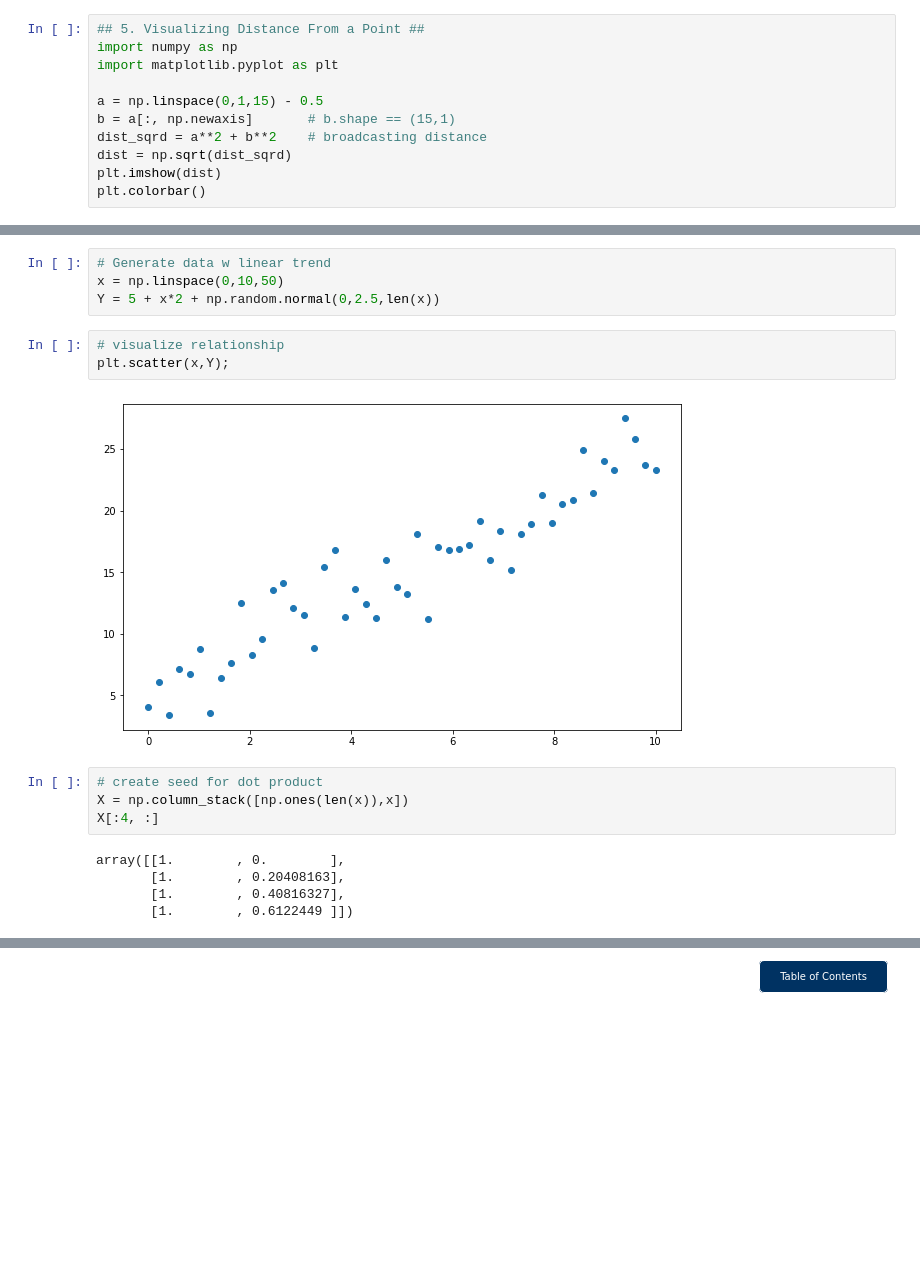
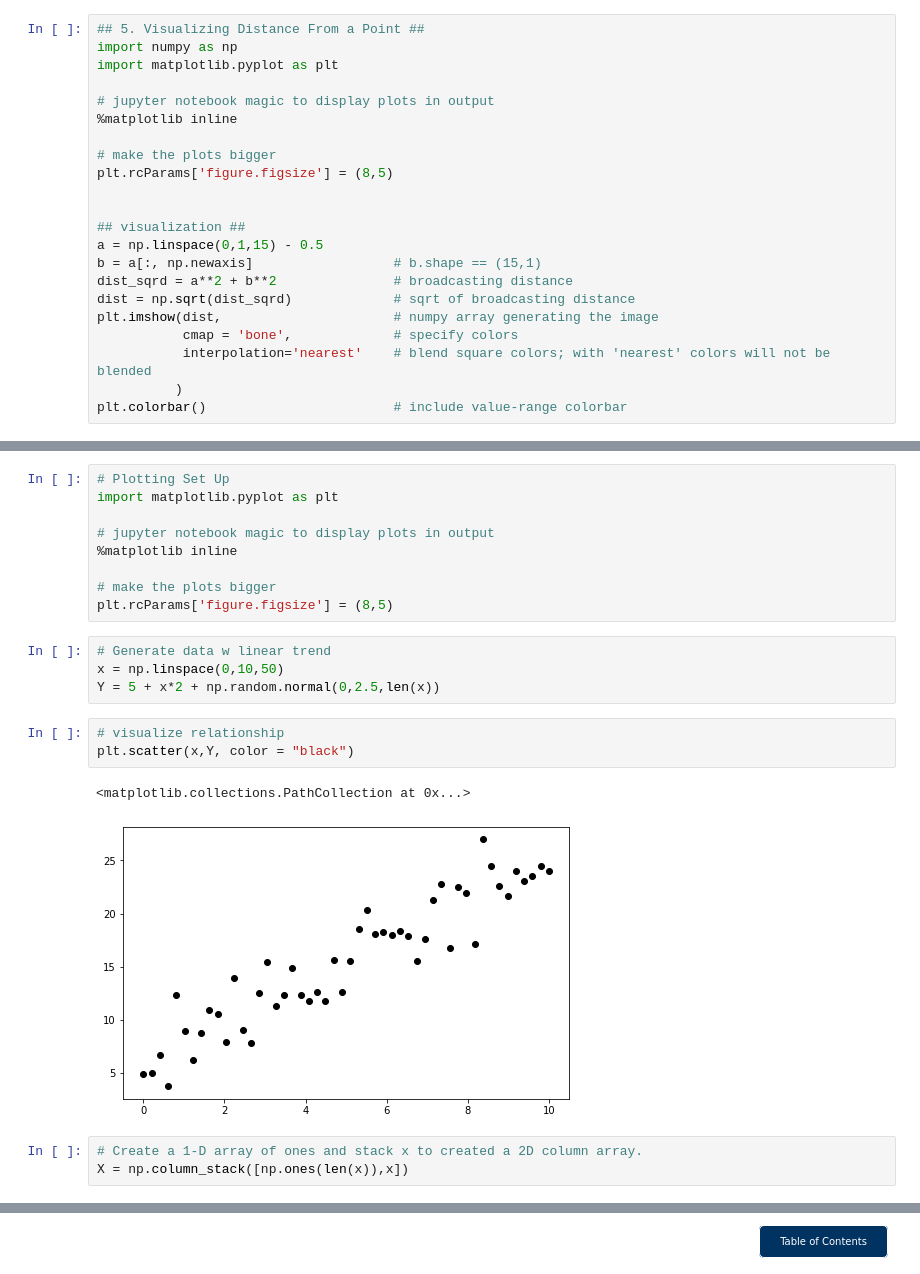
Before and after one commit to ehcastroh/intro_NUMPY, a Jupyter notebook: m110_Intro_numerical_analysis_using_numpy.ipynb, the cells around one changed output, grey strips where cells are left out. Saved outputs shown, nothing was run; the diff lists cells and outputs as text; blank space fills up the shorter version.

Commit message:
updated plots in main notebook

```diff
--- a/m110_Intro_numerical_analysis_using_numpy.ipynb
+++ b/m110_Intro_numerical_analysis_using_numpy.ipynb
@@ -1550,11 +1550,22 @@ print(x * 2)
 import numpy as np
 import matplotlib.pyplot as plt
 
+# jupyter notebook magic to display plots in output
+%matplotlib inline
+
+# make the plots bigger
+plt.rcParams['figure.figsize'] = (8,5)
+
+
+## visualization ##
 a = np.linspace(0,1,15) - 0.5
-b = a[:, np.newaxis]       # b.shape == (15,1)
-dist_sqrd = a**2 + b**2    # broadcasting distance
-dist = np.sqrt(dist_sqrd)
-plt.imshow(dist)
-plt.colorbar()
+b = a[:, np.newaxis]                  # b.shape == (15,1)
+dist_sqrd = a**2 + b**2               # broadcasting distance
+dist = np.sqrt(dist_sqrd)             # sqrt of broadcasting distance
+plt.imshow(dist,                      # numpy array generating the image
+           cmap = 'bone',             # specify colors
+           interpolation='nearest'    # blend square colors; with 'nearest' colors will not be blended
+          )
+plt.colorbar()                        # include value-range colorbar
 # %% [output]
 <matplotlib.colorbar.Colorbar at 0x...>
@@ -1589,18 +1596,22 @@ import matplotlib.pyplot as plt
+# %%
+# Plotting Set Up
+import matplotlib.pyplot as plt
+
+# jupyter notebook magic to display plots in output
+%matplotlib inline
+
+# make the plots bigger
+plt.rcParams['figure.figsize'] = (8,5)
 # %%
 # Generate data w linear trend
 x = np.linspace(0,10,50)
 Y = 5 + x*2 + np.random.normal(0,2.5,len(x))
 # %%
 # visualize relationship
-plt.scatter(x,Y);
+plt.scatter(x,Y, color = "black")
 # %% [output]
+<matplotlib.collections.PathCollection at 0x...>
-[figure, old version]
+[figure, new version]
-# %%
-# create seed for dot product
-X = np.column_stack([np.ones(len(x)),x])
-X[:4, :]
-# %% [output]
-array([[1.        , 0.        ],
-       [1.        , 0.20408163],
-       [1.        , 0.40816327],
-       [1.        , 0.6122449 ]])
+# %%
+# Create a 1-D array of ones and stack x to created a 2D column array.
+X = np.column_stack([np.ones(len(x)),x])
```
Also changed, not shown: parts of 6 cells of this notebook.
